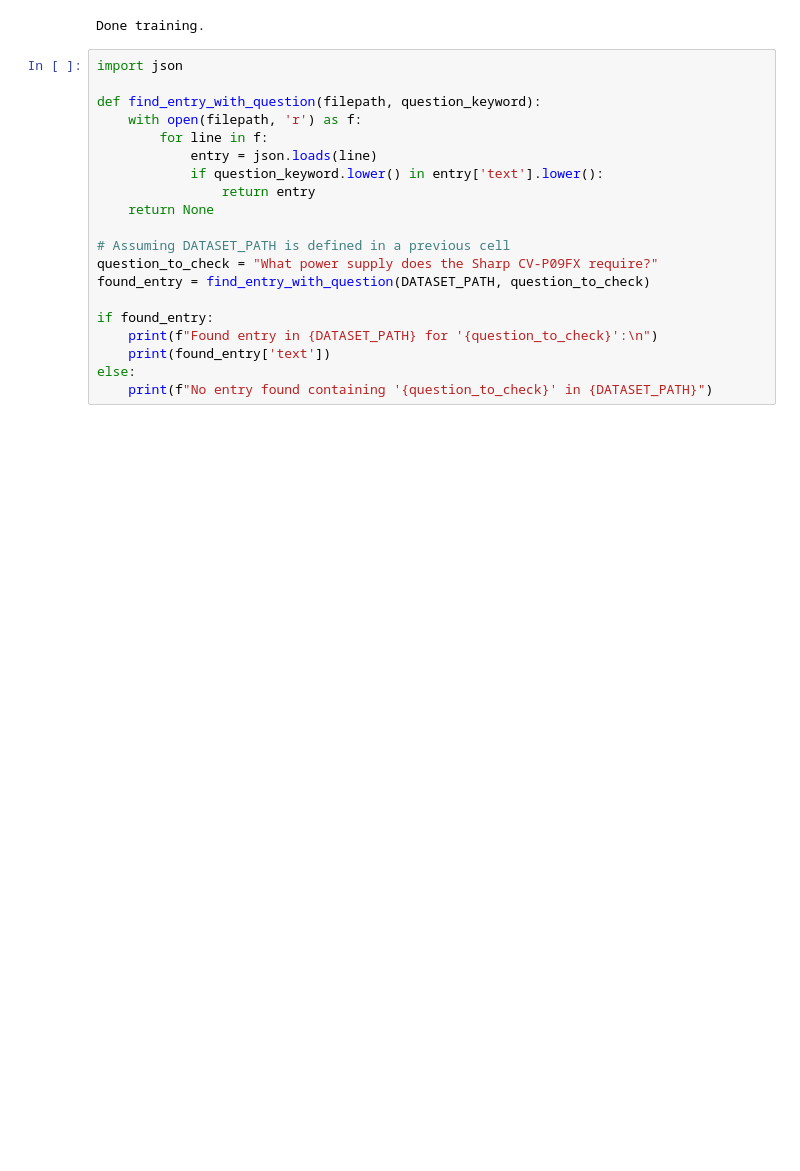
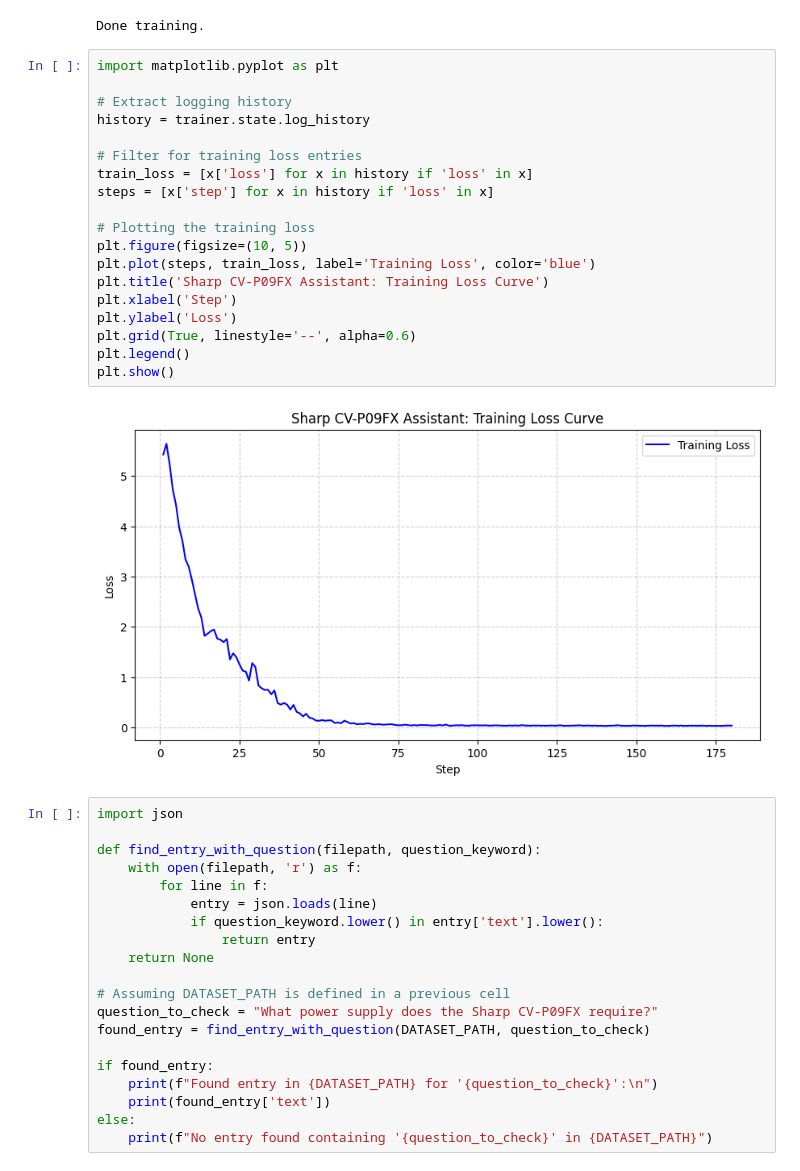
Before and after one commit to kakopappa/Fine-tuning-LFM2.5-350M-on-Sharp-CV-P09FX-AC-Manual, a Jupyter notebook: AC_Manual_Finetune.ipynb, the cells around one changed output. Saved outputs shown, nothing was run; the diff lists cells and outputs as text; blank space fills up the shorter version.

```diff
--- a/AC_Manual_Finetune.ipynb
+++ b/AC_Manual_Finetune.ipynb
@@ -151,6 +185,27 @@ O^O/ \_/ \    Batch size per device = 2 | Gradient accumulation steps = 4
 | 179 | 0.036668 |
 | 180 | 0.034336 |
 Done training.
+# %%
+import matplotlib.pyplot as plt
+
+# Extract logging history
+history = trainer.state.log_history
+
+# Filter for training loss entries
+train_loss = [x['loss'] for x in history if 'loss' in x]
+steps = [x['step'] for x in history if 'loss' in x]
+
+# Plotting the training loss
+plt.figure(figsize=(10, 5))
+plt.plot(steps, train_loss, label='Training Loss', color='blue')
+plt.title('Sharp CV-P09FX Assistant: Training Loss Curve')
+plt.xlabel('Step')
+plt.ylabel('Loss')
+plt.grid(True, linestyle='--', alpha=0.6)
+plt.legend()
+plt.show()
+# %% [output]
+[figure, added]
 # %%
 import json
 
```
Also changed, not shown: parts of 2 cells of this notebook.
